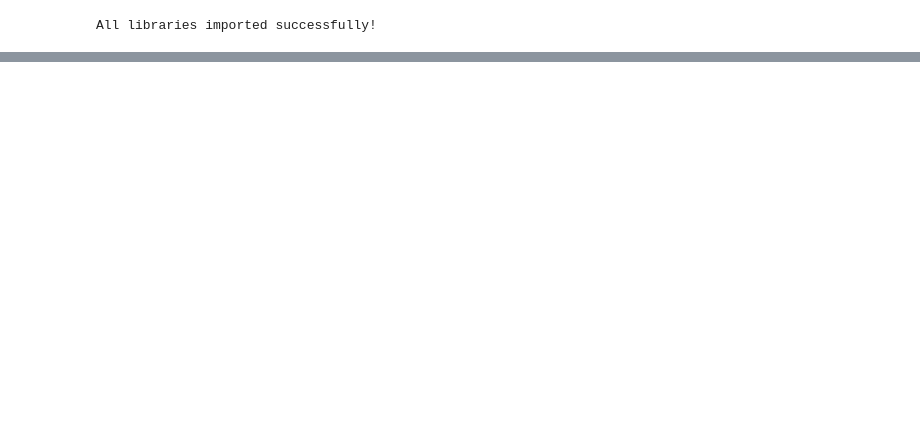
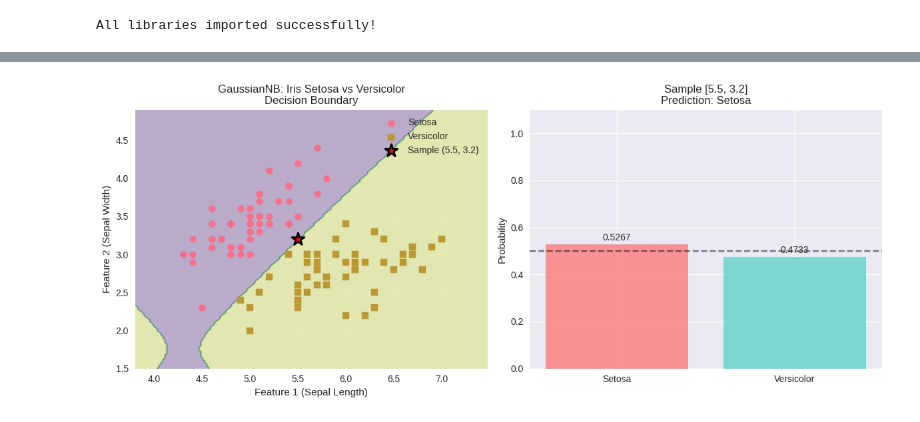
Before and after one commit to hima879/aiml, a Jupyter notebook: Naive Bayes/practical.ipynb, the cells around one changed output, grey strips where cells are left out. Drawn from its saved outputs; the diff is of its cells as text; code cells hidden in the pictures; blank space fills up the shorter version.

```diff
--- a/Naive Bayes/practical.ipynb
+++ b/Naive Bayes/practical.ipynb
@@ -330,0 +43,79 @@ Top 10 words most indicative of SPAM:
+# %%
+# Gaussian NB
+
+# Load Iris dataset
+iris = load_iris()
+X = iris.data[:, :2]  # Using first two features for visualization
+y = iris.target
+
+# Filter only Setosa (0) and Versicolor (1) to match handwritten example
+mask = (y == 0) | (y == 1)
+X_filtered = X[mask]
+y_filtered = y[mask]
+
+# Split the data
+X_train, X_test, y_train, y_test = train_test_split(
+    X_filtered, y_filtered, test_size=0.2, random_state=42, stratify=y_filtered
+)
+
+# Train GaussianNB
+gnb = GaussianNB()
+gnb.fit(X_train,y_train)
+
+# Test sample matching handwritten example: [5.5, 3.2]
+sample = np.array([[5.5,3.2]])
+pred = gnb.predict(sample)
+prob = gnb.predict_proba(sample)
+
+# Visualize decision boundary
+plt.figure(figsize = (12,5))
+
+# Plot 1: Data points with decision boundary
+plt.subplot(1, 2, 1)
+x_min, x_max = X_filtered[:, 0].min() - 0.5, X_filtered[:, 0].max() + 0.5
+y_min, y_max = X_filtered[:, 1].min() - 0.5, X_filtered[:, 1].max() + 0.5
+xx, yy = np.meshgrid(np.arange(x_min, x_max, 0.02),
+                     np.arange(y_min, y_max, 0.02))
+Z = gnb.predict(np.c_[xx.ravel(), yy.ravel()])
+Z = Z.reshape(xx.shape)
+
+plt.contourf(xx, yy, Z, alpha=0.3, cmap='viridis')
+plt.scatter(X_filtered[y_filtered==0, 0], X_filtered[y_filtered==0, 1],
+            label='Setosa', s=50, marker='o')
+plt.scatter(X_filtered[y_filtered==1, 0], X_filtered[y_filtered==1, 1],
+            label='Versicolor', s=50, marker='s')
+plt.scatter(5.5, 3.2, color='red', s=200, marker='*',
+            label='Sample (5.5, 3.2)', edgecolors='black', linewidth=2)
+plt.xlabel('Feature 1 (Sepal Length)')
+plt.ylabel('Feature 2 (Sepal Width)')
+plt.title('GaussianNB: Iris Setosa vs Versicolor\nDecision Boundary')
+plt.legend()
+plt.grid(True, alpha=0.3)
+
+# Plot 2: Class probabilities for the sample
+plt.subplot(1, 2, 2)
+classes = ['Setosa', 'Versicolor']
+probs = prob[0]
+colors = ['#FF6B6B', '#4ECDC4']
+bars = plt.bar(classes, probs, color=colors, alpha=0.7)
+plt.ylim(0, 1.1)
+plt.ylabel('Probability')
+plt.title(f'Sample [5.5, 3.2]\nPrediction: {classes[pred[0]]}')
+plt.axhline(y=0.5, color='black', linestyle='--', alpha=0.5)
+for bar, prob_val in zip(bars, probs):
+    plt.text(bar.get_x() + bar.get_width()/2, bar.get_height() + 0.01,
+             f'{prob_val:.4f}', ha='center', va='bottom')
+
+plt.tight_layout()
+plt.show()
+
+# Print results
+print("=" * 50)
+print("GAUSSIAN NB - IRIS DATASET")
+print("=" * 50)
+print(f"Sample [5.5, 3.2] predicted class: {iris.target_names[pred[0]]}")
+print(f"Setosa probability: {prob[0][0]:.4f}")
+print(f"Versicolor probability: {prob[0][1]:.4f}")
+print(f"Matches handwritten calculation (Versicolor: 0.1277 > Setosa: 0.1266)")
+# %% [output]
+[figure, added]
```
Also changed, not shown: parts of 7 cells of this notebook.
